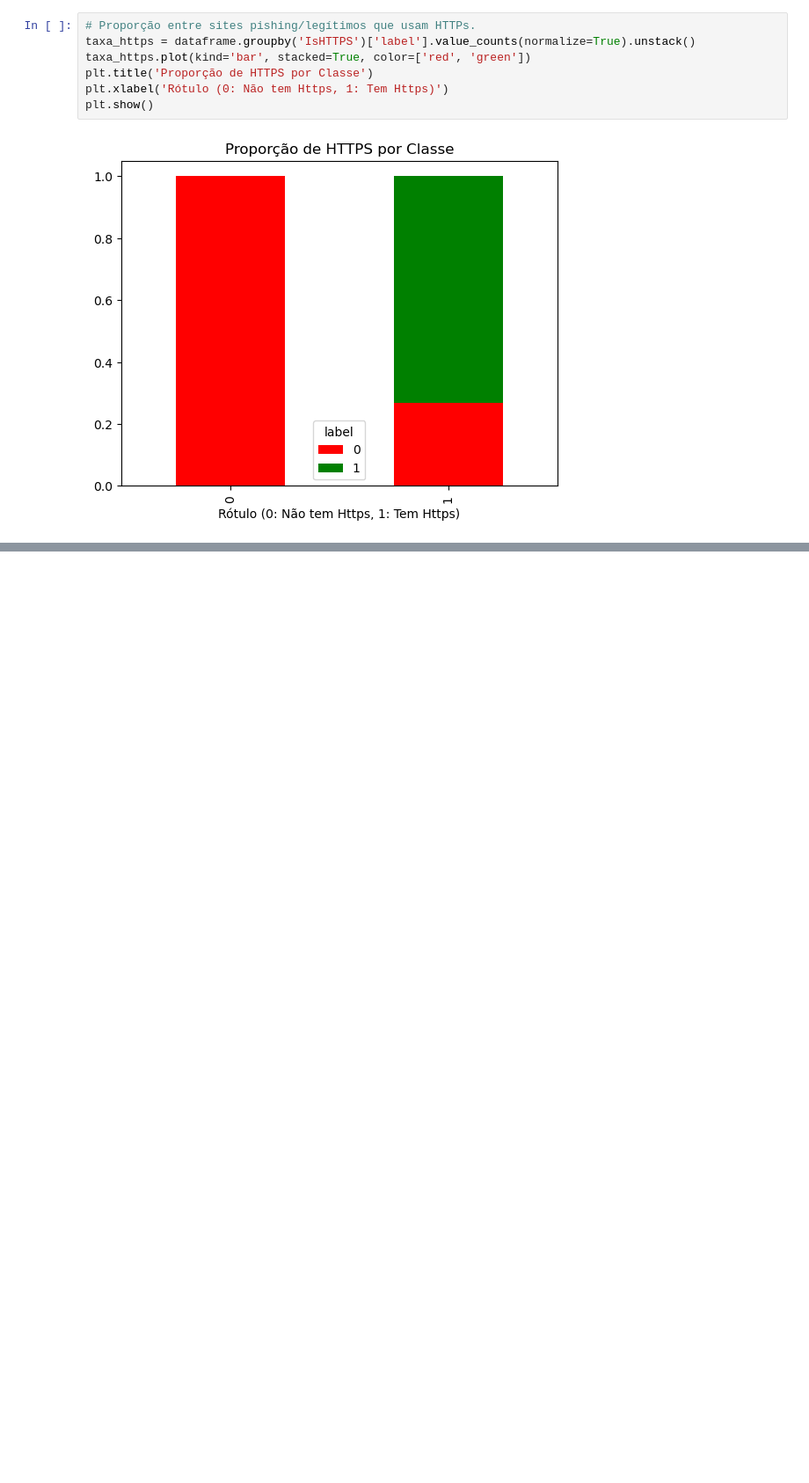
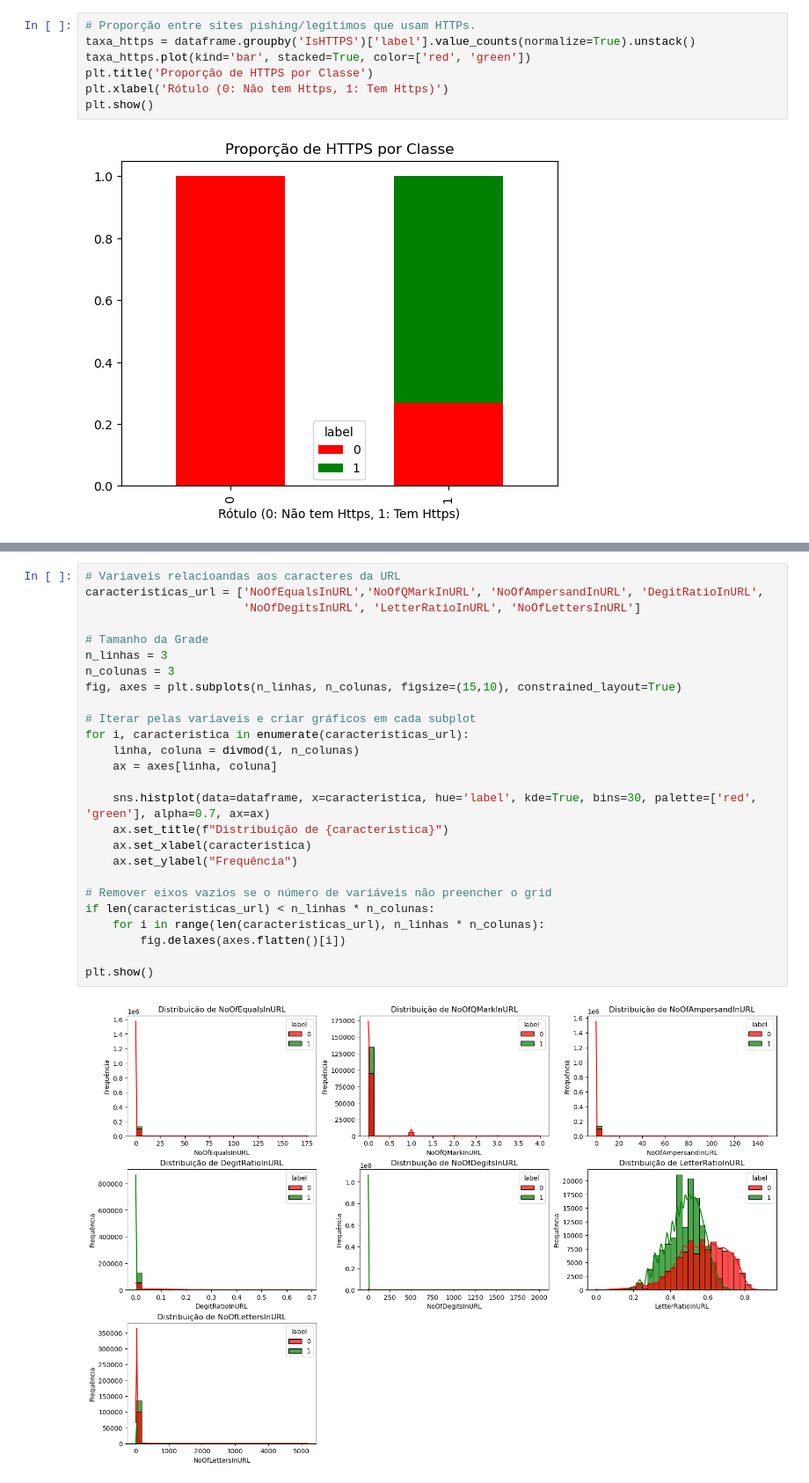
Before and after one commit to yury-miguel/Url_Sentinela, a Jupyter notebook: notebooks/analise_exploratoria.ipynb, the cells around one changed output, grey strips where cells are left out. Shown at 88% size. Saved outputs shown, nothing was run; the diff lists cells and outputs as text; blank space fills up the shorter version.

```diff
--- a/notebooks/analise_exploratoria.ipynb
+++ b/notebooks/analise_exploratoria.ipynb
@@ -230,0 +290,28 @@ plt.show()
+# %%
+# Variaveis relacioandas aos caracteres da URL
+caracteristicas_url = ['NoOfEqualsInURL','NoOfQMarkInURL', 'NoOfAmpersandInURL', 'DegitRatioInURL',
+                       'NoOfDegitsInURL', 'LetterRatioInURL', 'NoOfLettersInURL']
+
+# Tamanho da Grade
+n_linhas = 3
+n_colunas = 3
+fig, axes = plt.subplots(n_linhas, n_colunas, figsize=(15,10), constrained_layout=True)
+
+# Iterar pelas variaveis e criar gráficos em cada subplot
+for i, caracteristica in enumerate(caracteristicas_url):
+    linha, coluna = divmod(i, n_colunas)
+    ax = axes[linha, coluna]
+
+    sns.histplot(data=dataframe, x=caracteristica, hue='label', kde=True, bins=30, palette=['red', 'green'], alpha=0.7, ax=ax)
+    ax.set_title(f"Distribuição de {caracteristica}")
+    ax.set_xlabel(caracteristica)
+    ax.set_ylabel("Frequência")
+
+# Remover eixos vazios se o número de variáveis não preencher o grid
+if len(caracteristicas_url) < n_linhas * n_colunas:
+    for i in range(len(caracteristicas_url), n_linhas * n_colunas):
+        fig.delaxes(axes.flatten()[i])
+
+plt.show()
+# %% [output]
+[figure, added]
```
Also changed, not shown: parts of 3 cells of this notebook, 1 other file.
